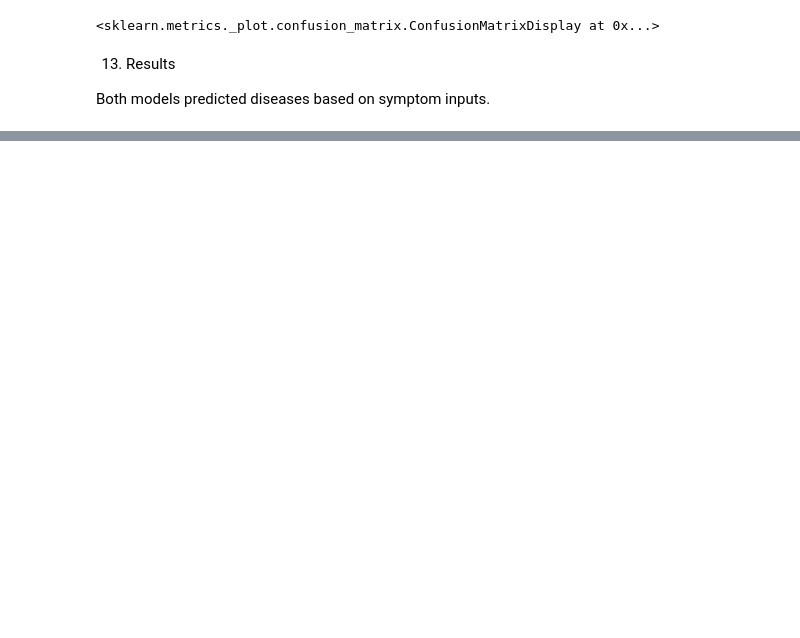
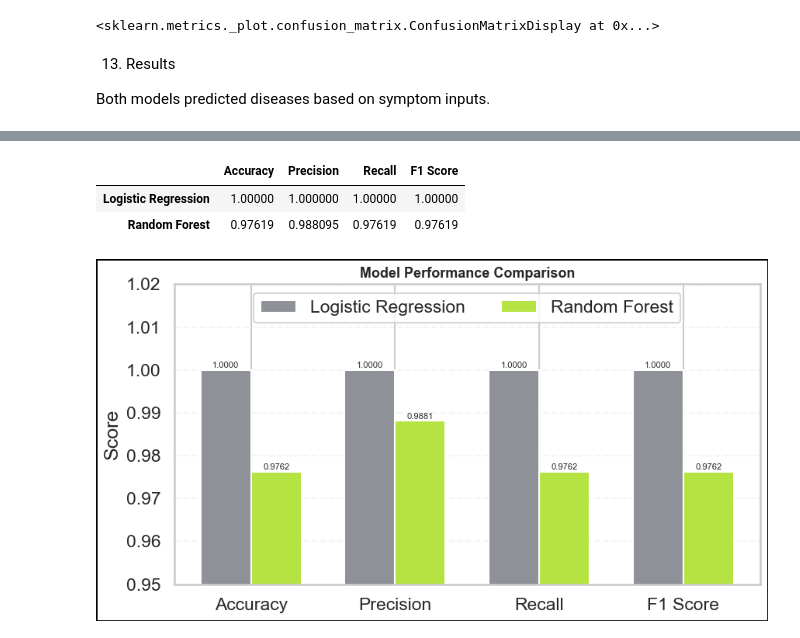
Before and after one commit to deeqa-s/Disease_Prediction_With_ML, a Jupyter notebook: notebooks/DiseasePredection.ipynb, the cells around one changed output, grey strips where cells are left out. Cells and saved outputs as stored; diff of their text form; code cells hidden in the pictures; blank space fills up the shorter version.

```diff
--- a/notebooks/DiseasePredection.ipynb
+++ b/notebooks/DiseasePredection.ipynb
@@ -578,3 +540,83 @@ plt.show()
+# %%
+# Results Table for Logistic Regression and Random Forest
+
+results_df = pd.DataFrame({
+    'Accuracy': [
+        accuracy_score(y_test_encode, y_pred),
+        accuracy_score(y_test_encode, y_pred_RandomForest)
+    ],
+    'Precision': [
+        precision_score(y_test_encode, y_pred, average='weighted'),
+        precision_score(y_test_encode, y_pred_RandomForest, average='weighted')
+    ],
+    'Recall': [
+        recall_score(y_test_encode, y_pred, average='weighted'),
+        recall_score(y_test_encode, y_pred_RandomForest, average='weighted')
+    ],
+    'F1 Score': [
+        f1_score(y_test_encode, y_pred, average='weighted'),
+        f1_score(y_test_encode, y_pred_RandomForest, average='weighted')
+    ]
+}, index=['Logistic Regression', 'Random Forest'])
+
+results_df
+# %% [output]
+|  | Accuracy | Precision | Recall | F1 Score |
+| Logistic Regression | 1.00000 | 1.000000 | 1.00000 | 1.00000 |
+| Random Forest | 0.97619 | 0.988095 | 0.97619 | 0.97619 |
+# %%
+metrics = ["Accuracy", "Precision", "Recall", "F1 Score"]
+
+log_vals = [results_df.loc["Logistic Regression", m] for m in metrics]
+rf_vals  = [results_df.loc["Random Forest", m] for m in metrics]
+
+x = np.arange(len(metrics))
+width = 0.35
+
+sns.set_style("whitegrid")
+
+fig, ax = plt.subplots(figsize=(9,5))
+
+bars1 = ax.bar(x - width/2, log_vals, width,
+               label="Logistic Regression",
+               color="#8E9298")
+
+bars2 = ax.bar(x + width/2, rf_vals, width,
+               label="Random Forest",
+               color="#B5E341")
+
+# axis labels
+ax.set_xticks(x)
+ax.set_xticklabels(metrics)
+
+ax.set_ylim(0.95, 1.02)
+ax.set_ylabel("Score")
+ax.grid(axis='y', linestyle='--', alpha=0.2)
+
+
+ax.set_title("Model Performance Comparison",
+             fontsize=13, fontweight="bold")
+
+# legend
+ax.legend(loc="upper center", ncol=2)
+
+# value labels
+for bars in [bars1, bars2]:
+    for bar in bars:
+        h = bar.get_height()
+        ax.text(bar.get_x() + bar.get_width()/2,
+                h + 0.0005,
+                f"{h:.4f}",
+                ha="center",
+                fontsize=8)
+
+fig.patch.set_edgecolor("black")
+fig.patch.set_linewidth(2)
+
+plt.tight_layout()
+plt.show()
+# %% [output]
+[figure, added]
 # %% [markdown]
 14. Key Insights
 
```
Also changed, not shown: parts of 31 cells of this notebook.
